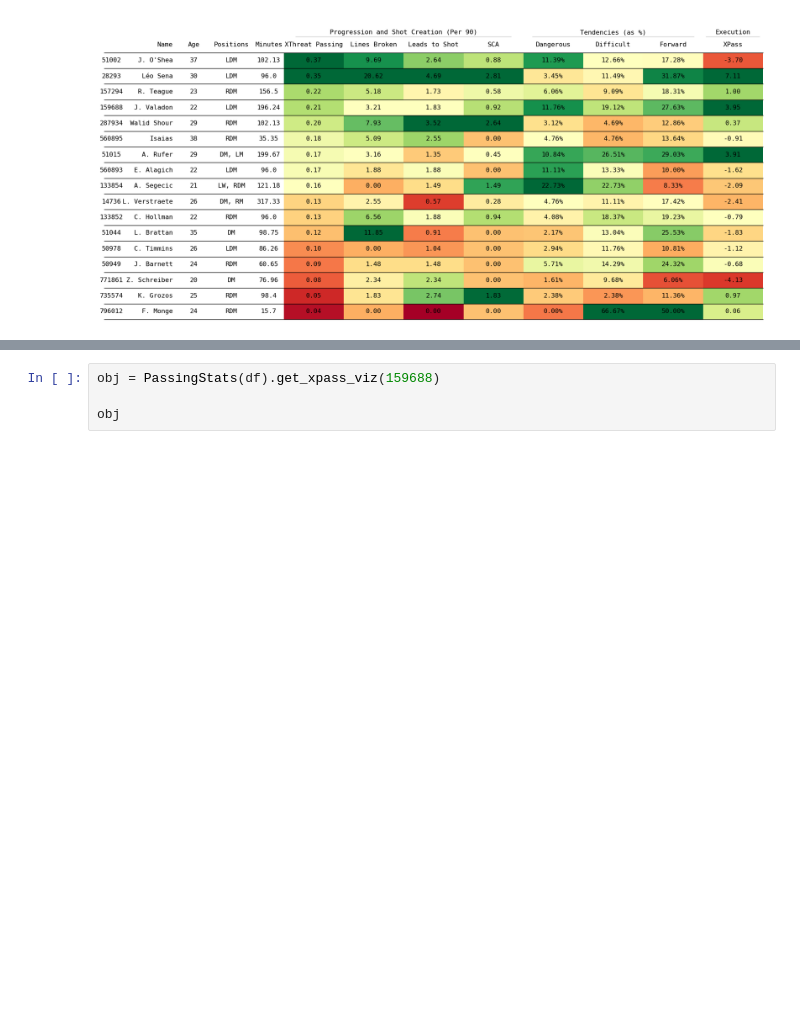
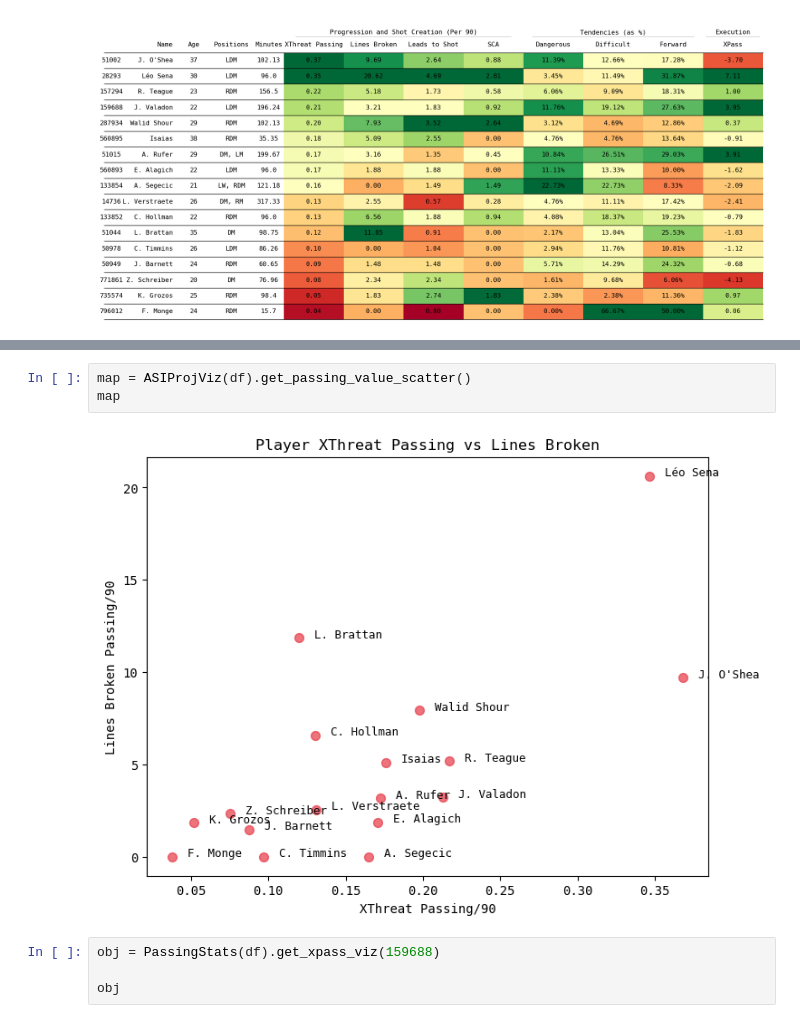
Before and after one commit to nkrackeler30/ASIProj, a Jupyter notebook: Data/ASIProj.ipynb, the cells around one changed output, grey strips where cells are left out. Saved outputs shown, nothing was run; the diff lists cells and outputs as text; blank space fills up the shorter version.

```diff
--- a/Data/ASIProj.ipynb
+++ b/Data/ASIProj.ipynb
@@ -963,3 +1073,8 @@ Of the midfielders who created the most expected threat, Jay O'Shea is 37 and la
+# %%
+map = ASIProjViz(df).get_passing_value_scatter()
+map
+# %% [output]
+[figure, added]
 # %%
 obj = PassingStats(df).get_xpass_viz(159688)
 
```
Also changed, not shown: parts of 3 cells of this notebook, 4 other files.
